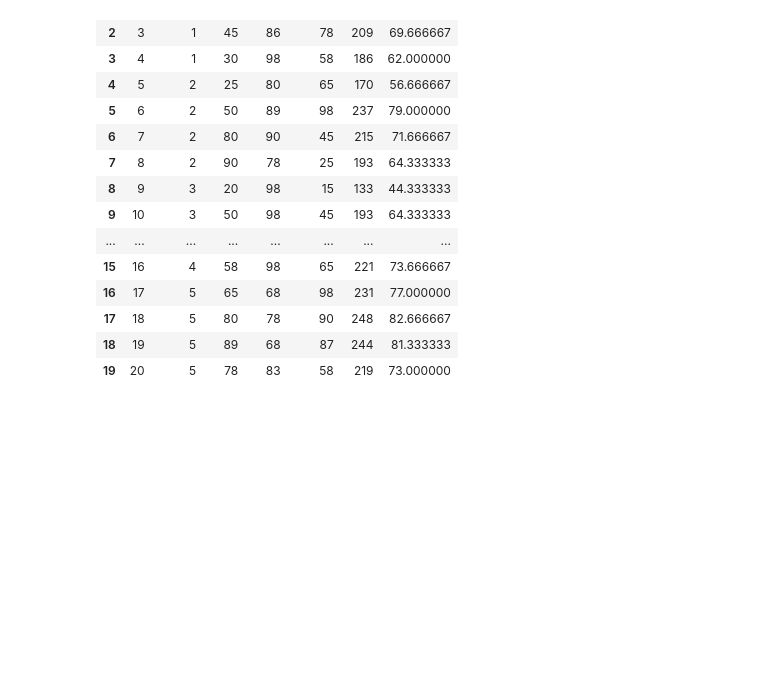
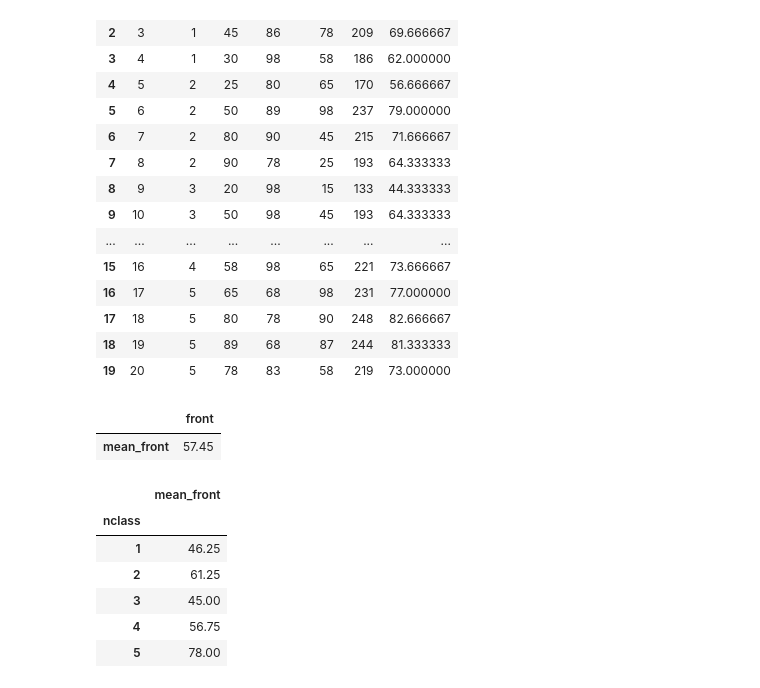
Before and after one commit to Likelion-at-SMWU-13th/HaJiMin, a Jupyter notebook: part07/preprocessing2.ipynb, the cells around one changed output. Saved outputs shown, nothing was run; the diff lists cells and outputs as text; code cells hidden in the pictures; blank space fills up the shorter version.

```diff
--- a/part07/preprocessing2.ipynb
+++ b/part07/preprocessing2.ipynb
@@ -107,3 +107,19 @@ exam.assign(total = exam['front'] + exam['back'] +exam['design'],
 | 17 | 18 | 5 | 80 | 78 | 90 | 248 | 82.666667 |
 | 18 | 19 | 5 | 89 | 68 | 87 | 244 | 81.333333 |
 | 19 | 20 | 5 | 78 | 83 | 58 | 219 | 73.000000 |
+# %%
+exam.agg(mean_front = ('front', 'mean'))
+# %% [output]
+|  | front |
+| mean_front | 57.45 |
+# %%
+exam.groupby('nclass') \
+.agg(mean_front = ('front', 'mean'))
+# %% [output]
+|  | mean_front |
+| nclass |  |
+| 1 | 46.25 |
+| 2 | 61.25 |
+| 3 | 45.00 |
+| 4 | 56.75 |
+| 5 | 78.00 |
```
Also changed, not shown: parts of 3 cells of this notebook.
